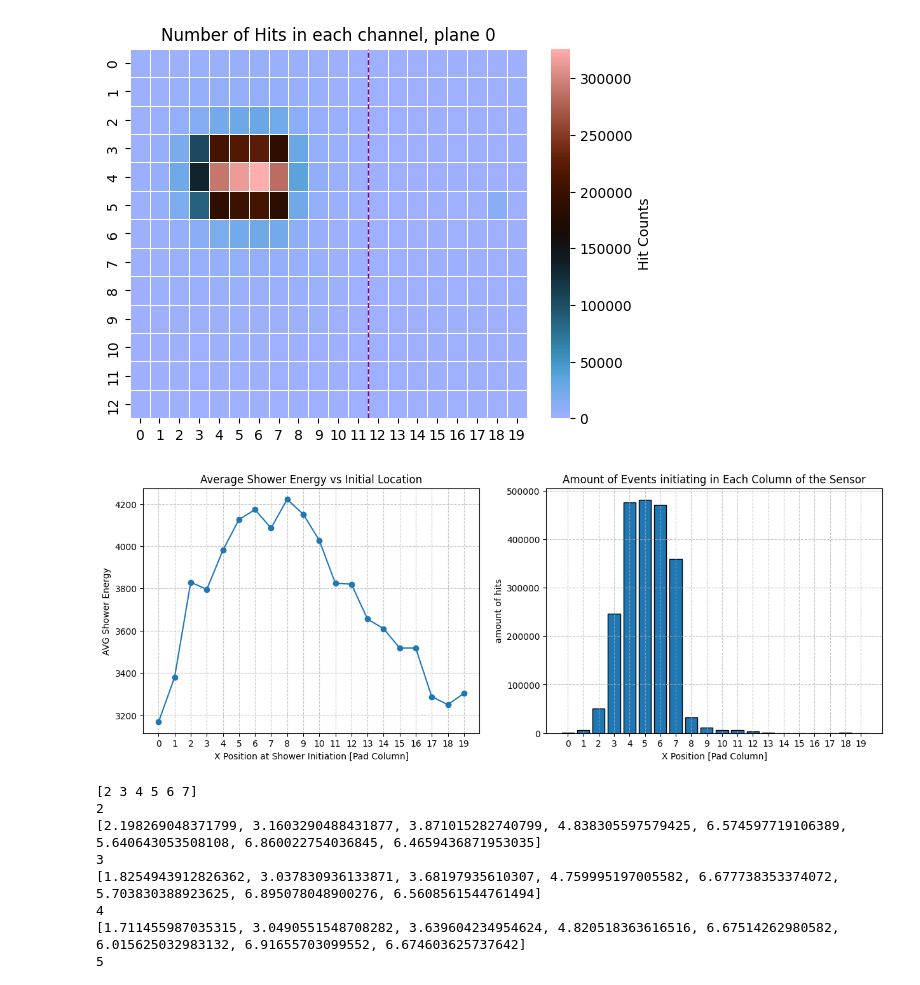
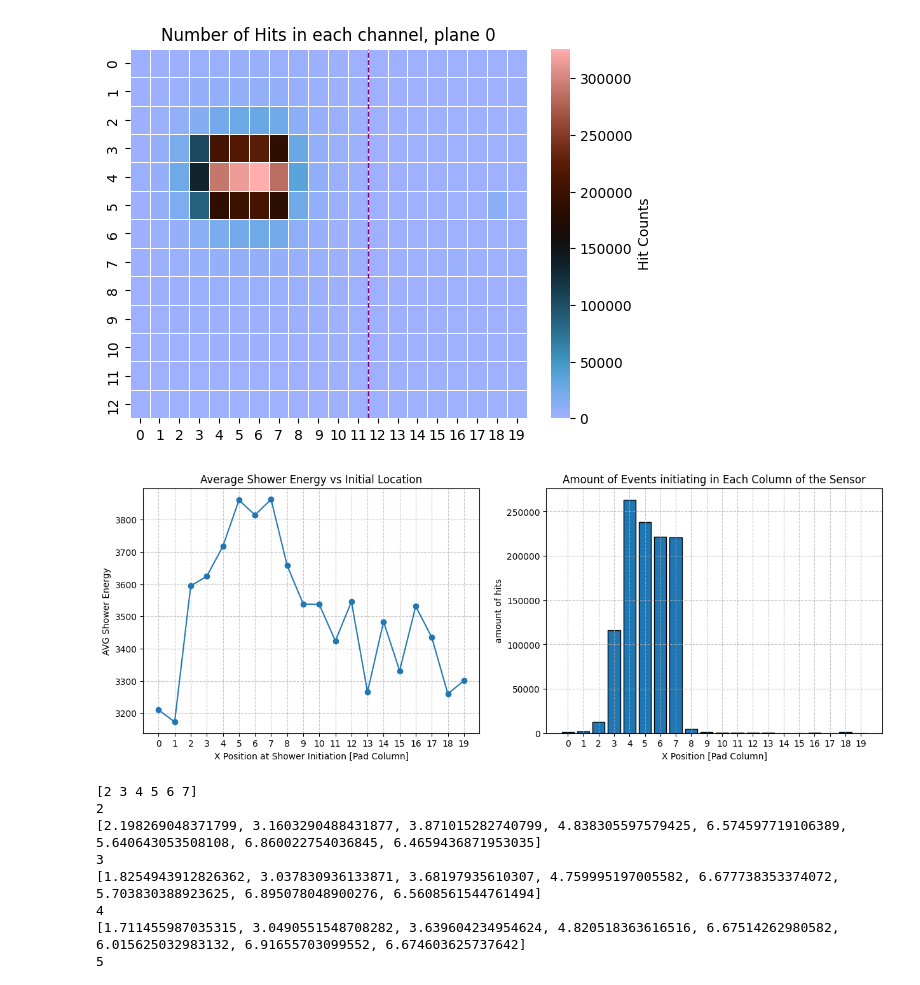
Before and after one commit to Ben-David-Ben/F-Cal-TB-Project, a Jupyter notebook: TB2025_Gap.ipynb, the cells around one changed output. Drawn from its saved outputs; the diff is of its cells as text; code cells hidden in the pictures.

Commit message:
Avg energy per shower for different position events func done

```diff
--- a/TB2025_Gap.ipynb
+++ b/TB2025_Gap.ipynb
@@ -49,9 +49,9 @@ rf.hits_amount_colormap_single_plane(hit_data_1101, 0)
 # # shower initial starting points
 # rf.plot_empty_first_planes(hit_data_1101)
 # %%
-rf.event_shower_energy_vs_X_position(hit_data_1101)
+rf.event_shower_energy_vs_X_position(hit_data_1101_update, single_pad_only="true")
 # %% [output]
-[figure, old version]
+[figure, new version]
 # %%
 # returns histogram of the amount of hits with the same energy in given X position
 def shower_energy_histo_single_location(hit_data, Position):
```
Also changed, not shown: parts of 8 cells of this notebook, 3 other files.
